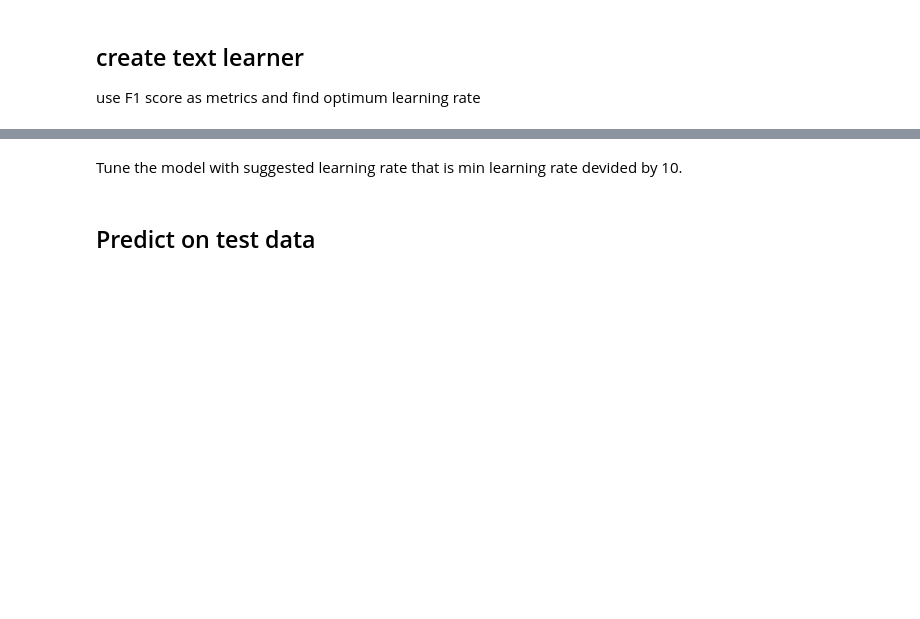
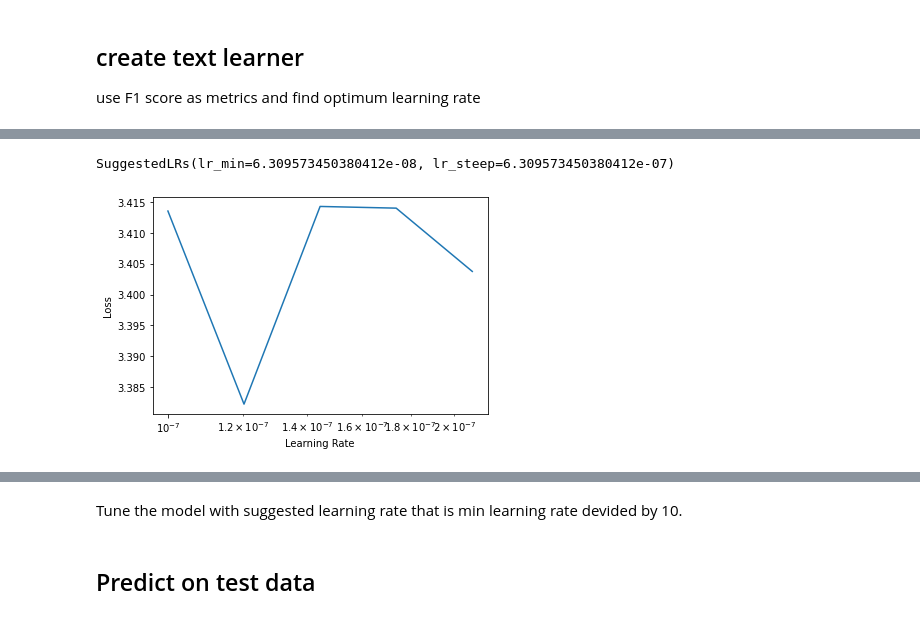
Before and after one commit to sayanbanerjee32/NLP-with-fastai2.0, a Jupyter notebook: fastai_on_20newsgroup.ipynb, the cells around one changed output, grey strips where cells are left out. Drawn from its saved outputs; the diff is of its cells as text; code cells hidden in the pictures; blank space fills up the shorter version.

```diff
--- a/fastai_on_20newsgroup.ipynb
+++ b/fastai_on_20newsgroup.ipynb
@@ -126,16 +165,18 @@ dls.show_batch(max_n=3)
 
 use F1 score as metrics and find optimum learning rate
 # %%
-dls = TextDataLoaders.from_folder(untar_data(URLs.IMDB), valid='test')
+#dls = TextDataLoaders.from_folder(untar_data(URLs.IMDB), valid='test')
 fscore = F1Score(average='weighted')
 #ls_func = CrossEntropyLossFlat()
 #random_seed(32, True)
 learn = text_classifier_learner(dls, AWD_LSTM, drop_mult=0.5,
                                 #loss_func = ls_func,
                                 metrics=[accuracy,fscore])
 #learn.fine_tune(2, 1e-2)
 learn.lr_find()
 # %% [output]
 [interactive output not drawn]
+SuggestedLRs(lr_min=6.309573450380412e-08, lr_steep=6.309573450380412e-07)
+[figure, added]
 # %%
 learn.fine_tune(1, 1e-2)
```
Also changed, not shown: parts of 12 cells of this notebook.
